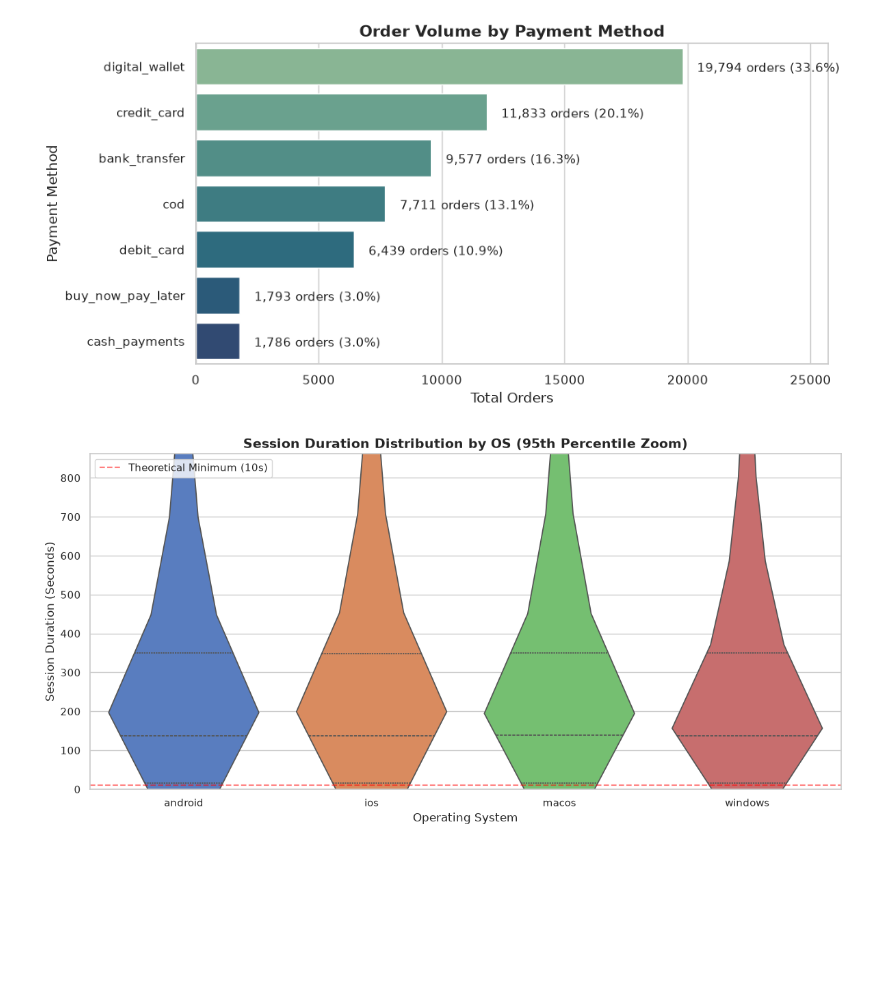
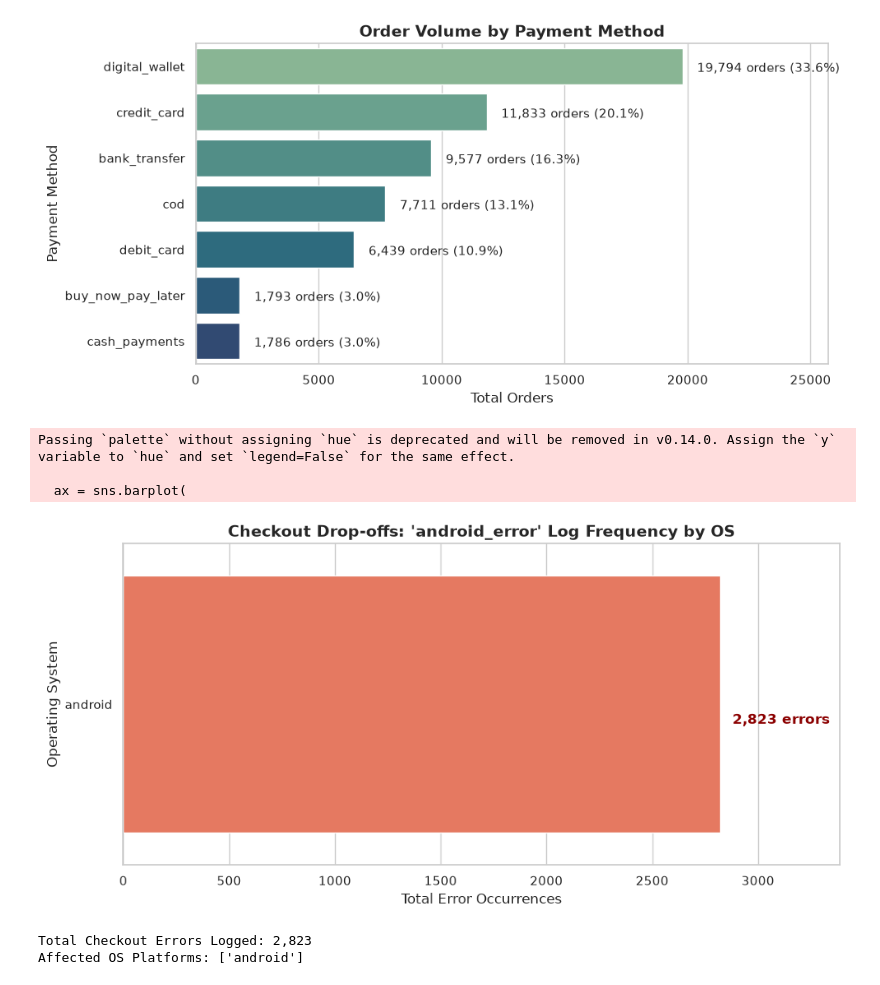
Before and after one commit to ruicchi/ph-ecommerce-data-simulator, a Jupyter notebook: exploratory_data_analysis.ipynb, the cells around one changed output. Cells and saved outputs as stored; diff of their text form; code cells hidden in the pictures; blank space fills up the shorter version.

```diff
--- a/exploratory_data_analysis.ipynb
+++ b/exploratory_data_analysis.ipynb
@@ -299,31 +299,55 @@ plt.show()
 # %% [output]
 [figure]
 # %%
-plt.figure(figsize=(12, 6))
-
-ax = sns.violinplot(
-    data=df_sessions,
-    x='device_operating_system',
-    y='session_duration_seconds',
-    palette="muted",
-    hue='device_operating_system',
-    inner="quartile"
+# 1. Relational Merge: The analyst must join events with sessions to get the OS metadata
+df_events_os = df_events.merge(
+    df_sessions[['session_id', 'device_operating_system']],
+    on='session_id',
+    how='left'
 )
 
-plt.title("Session Duration Distribution by OS (95th Percentile Zoom)", fontsize=14, fontweight='bold')
-plt.xlabel("Operating System", fontsize=12)
-plt.ylabel("Session Duration (Seconds)", fontsize=12)
+# 2. Filter only for rows where an error was actually logged
+df_errors = df_events_os[df_events_os['android_error'].notna()]
 
-# --- THE FIX ---
-# Calculate the 95th percentile to automatically zoom past the extreme outliers
-upper_limit = df_sessions['session_duration_seconds'].quantile(0.95)
-plt.ylim(0, upper_limit)
-# --------------
+# 3. Count the occurrences of the error by Operating System
+error_counts = df_errors['device_operating_system'].value_counts().reset_index()
+error_counts.columns = ['device_operating_system', 'error_count']
 
-plt.axhline(y=10, color='red', linestyle='--', alpha=0.5, label='Theoretical Minimum (10s)')
-plt.legend()
+# 4. Plotting the Bar Chart
+plt.figure(figsize=(10, 5))
+ax = sns.barplot(
+    data=error_counts,
+    x='error_count',
+    y='device_operating_system',
+    palette="Reds_r" # Red highlights that this is a technical failure/drop-off
+)
+
+# 5. Styling and Labels
+plt.title("Checkout Drop-offs: 'android_error' Log Frequency by OS", fontsize=14, fontweight='bold')
+plt.xlabel("Total Error Occurrences", fontsize=12)
+plt.ylabel("Operating System", fontsize=12)
+
+# Ensure X-axis scales cleanly even if only one OS has errors
+plt.xlim(0, error_counts['error_count'].max() * 1.2)
+
+# 6. Add exact counts to the bars
+for p in ax.patches:
+    width = p.get_width()
+    if width > 0:
+        plt.text(width + (width * 0.02), p.get_y() + p.get_height()/2. + 0.05,
+                 f'{int(width):,} errors', ha="left", va="center",
+                 fontsize=12, color='darkred', fontweight='bold')
 
 plt.tight_layout()
 plt.show()
+
+# 7. Analyst Sanity Check
+print(f"Total Checkout Errors Logged: {len(df_errors):,}")
+print(f"Affected OS Platforms: {df_errors['device_operating_system'].unique().tolist()}")
 # %% [output]
+Passing `palette` without assigning `hue` is deprecated and will be removed in v0.14.0. Assign the `y` variable to `hue` and set `legend=False` for the same effect.
+
+  ax = sns.barplot(
-[figure, old version]
+[figure, new version]
+Total Checkout Errors Logged: 2,823
+Affected OS Platforms: ['android']
```
